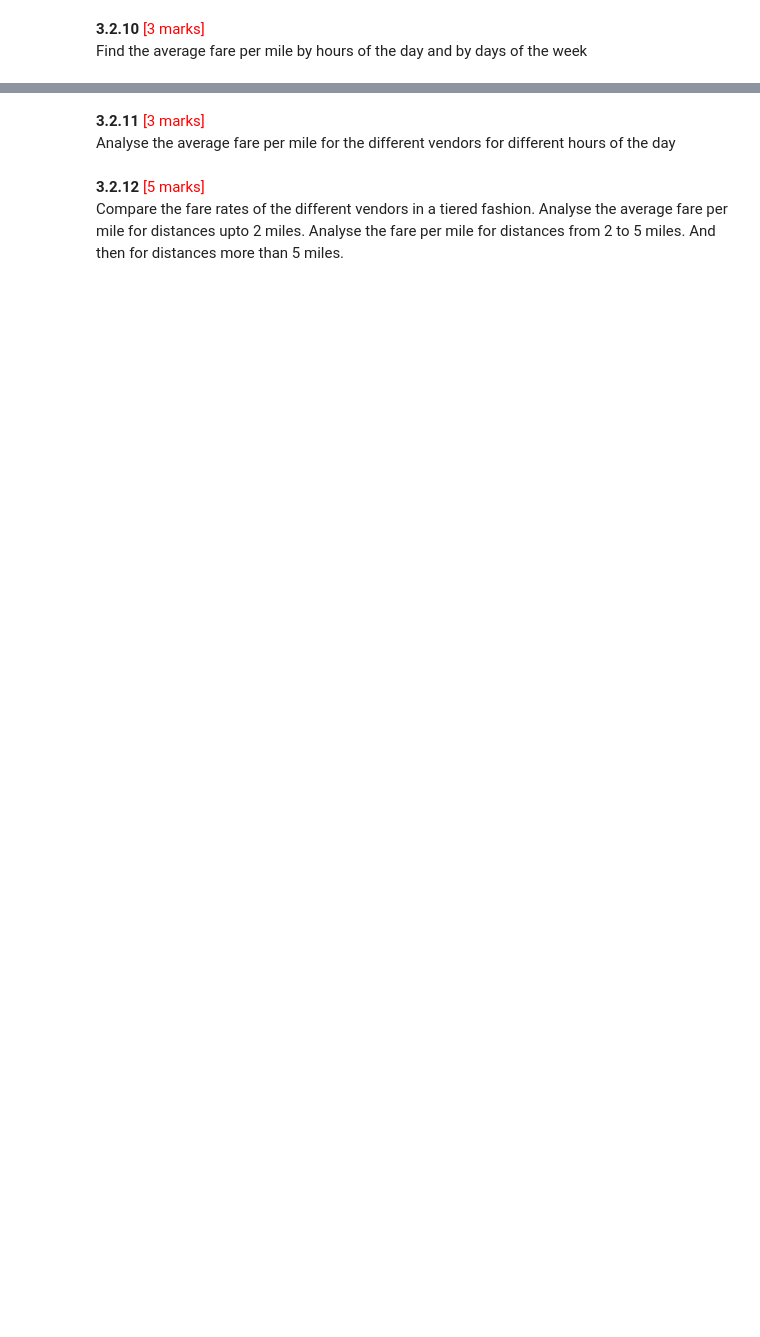
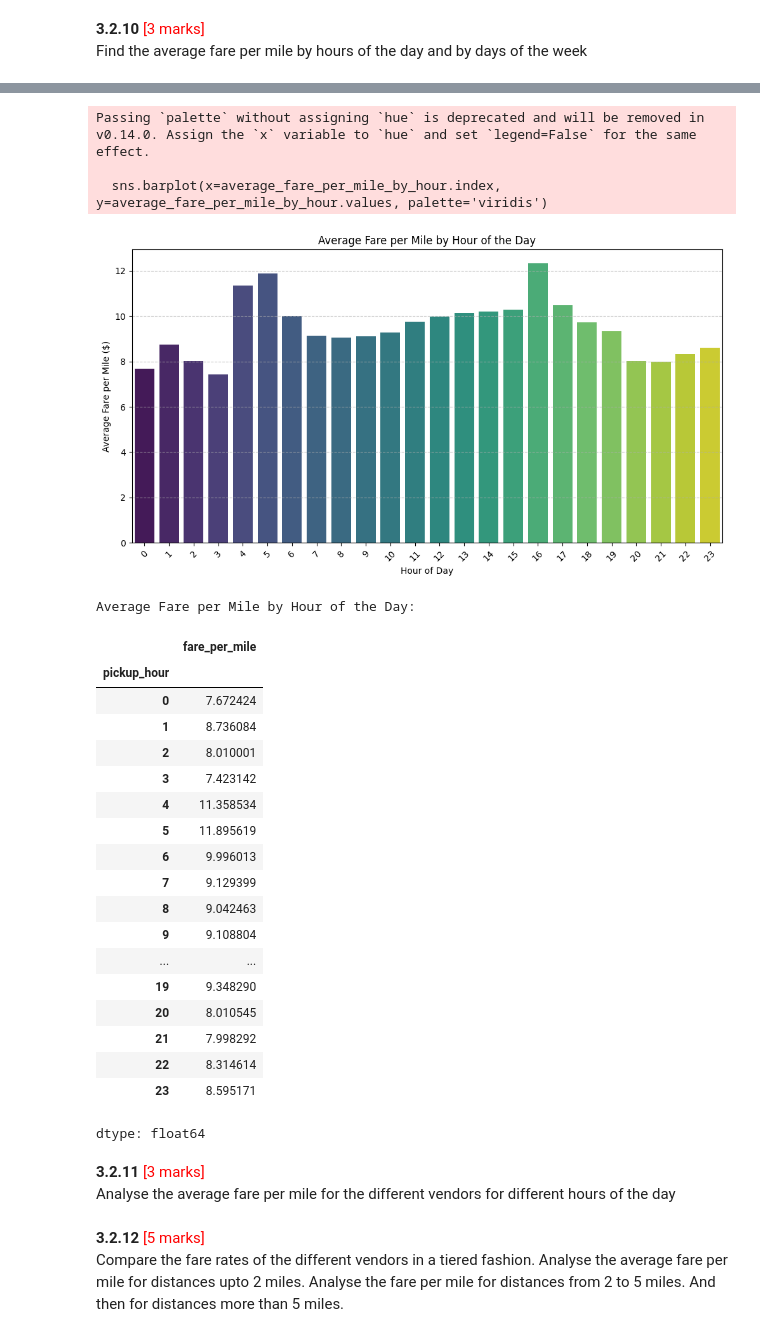
Before and after one commit to nagayada/Nag_New_Repo, a Jupyter notebook: EDA_Assg_NYC_Taxi_Starter.ipynb, the cells around one changed output, grey strips where cells are left out. Saved outputs shown, nothing was run; the diff lists cells and outputs as text; code cells hidden in the pictures; blank space fills up the shorter version.

```diff
--- a/EDA_Assg_NYC_Taxi_Starter.ipynb
+++ b/EDA_Assg_NYC_Taxi_Starter.ipynb
@@ -1561,3 +1994,44 @@ Find the average fare per mile by hours of the day and by days of the week
+# %%
+# Calculate average fare per mile by hour of the day
+average_fare_per_mile_by_hour = df_fare_analysis.groupby('pickup_hour')['fare_per_mile'].mean()
+
+# Plot average fare per mile by hour of the day
+plt.figure(figsize=(12, 6))
+sns.barplot(x=average_fare_per_mile_by_hour.index, y=average_fare_per_mile_by_hour.values, palette='viridis')
+plt.title('Average Fare per Mile by Hour of the Day')
+plt.xlabel('Hour of Day')
+plt.ylabel('Average Fare per Mile ($)')
+plt.xticks(rotation=45)
+plt.grid(axis='y', linestyle='--', alpha=0.7)
+plt.show()
+
+print("Average Fare per Mile by Hour of the Day:")
+display(average_fare_per_mile_by_hour)
+# %% [output]
+Passing `palette` without assigning `hue` is deprecated and will be removed in v0.14.0. Assign the `x` variable to `hue` and set `legend=False` for the same effect.
+
+  sns.barplot(x=average_fare_per_mile_by_hour.index, y=average_fare_per_mile_by_hour.values, palette='viridis')
+[figure, added]
+Average Fare per Mile by Hour of the Day:
+|  | fare_per_mile |
+| pickup_hour |  |
+| 0 | 7.672424 |
+| 1 | 8.736084 |
+| 2 | 8.010001 |
+| 3 | 7.423142 |
+| 4 | 11.358534 |
+| 5 | 11.895619 |
+| 6 | 9.996013 |
+| 7 | 9.129399 |
+| 8 | 9.042463 |
+| 9 | 9.108804 |
+| ... | ... |
+| 19 | 9.348290 |
+| 20 | 8.010545 |
+| 21 | 7.998292 |
+| 22 | 8.314614 |
+| 23 | 8.595171 |
+dtype: float64
 # %% [markdown]
 **3.2.11** <font color = red>[3 marks]</font> <br>
 Analyse the average fare per mile for the different vendors for different hours of the day
```
Also changed, not shown: parts of 36 cells of this notebook.
